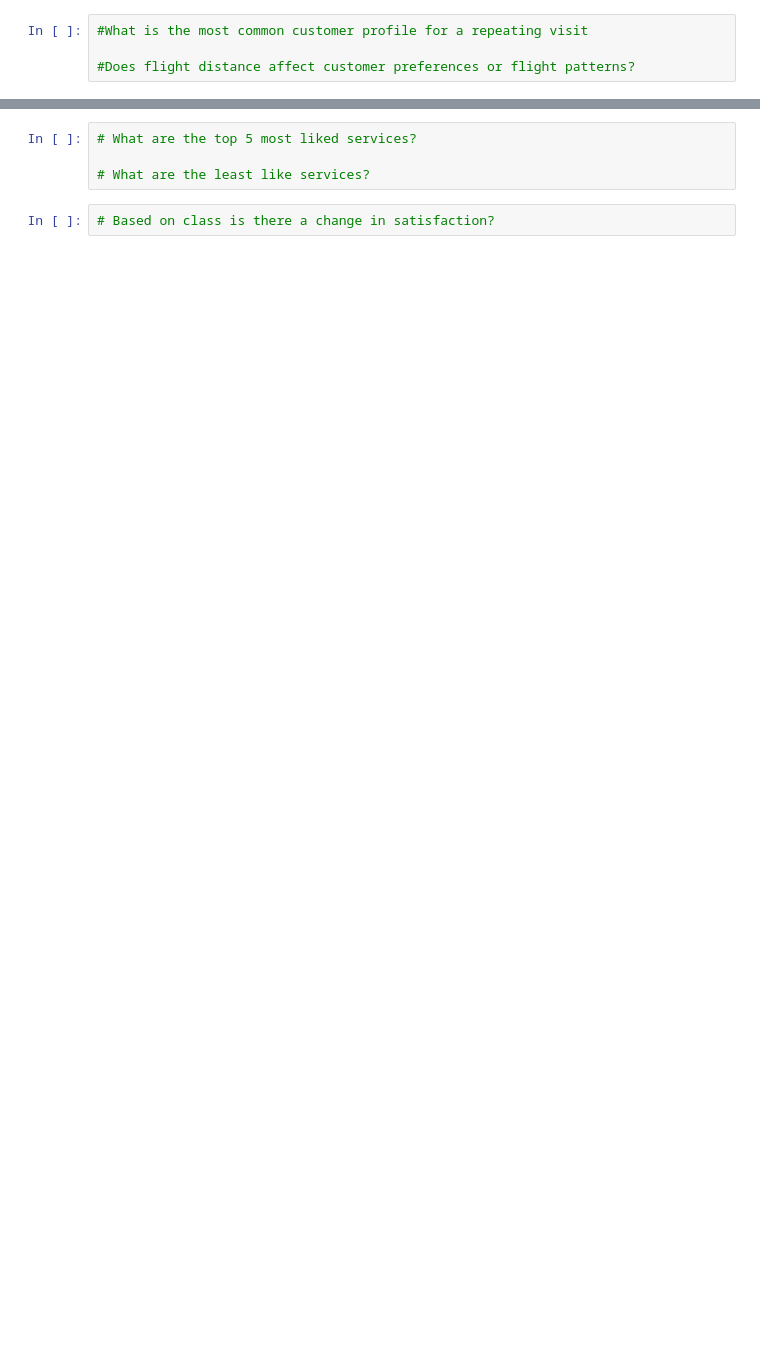
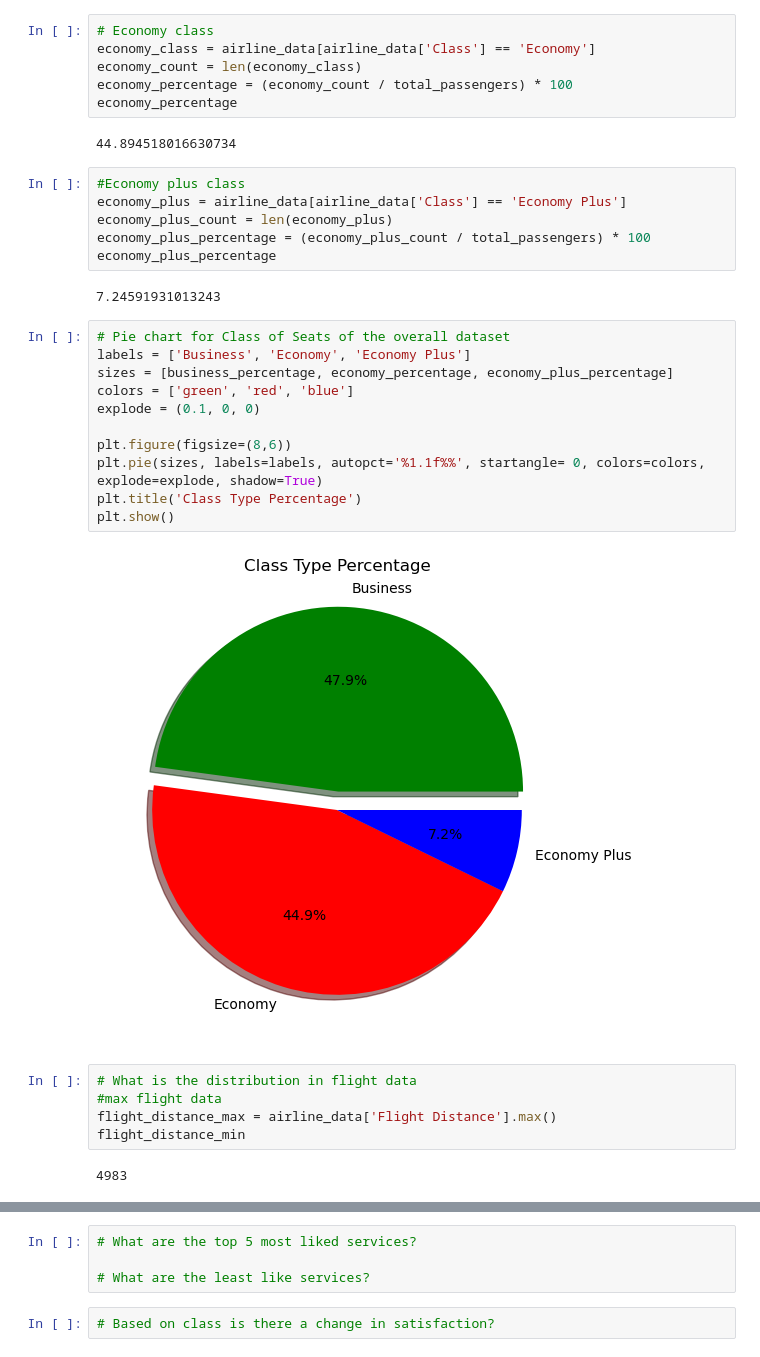
Before and after one commit to SK4TER3TAILWHIP/Data_project_1, a Jupyter notebook: Tanner.ipynb, the cells around one changed output, grey strips where cells are left out. Saved outputs shown, nothing was run; the diff lists cells and outputs as text; blank space fills up the shorter version.

```diff
--- a/Tanner.ipynb
+++ b/Tanner.ipynb
@@ -36,4 +101,36 @@ airline_data
+# %%
+# Economy class
+economy_class = airline_data[airline_data['Class'] == 'Economy']
+economy_count = len(economy_class)
+economy_percentage = (economy_count / total_passengers) * 100
+economy_percentage
+# %% [output]
+44.894518016630734
+# %%
+#Economy plus class
+economy_plus = airline_data[airline_data['Class'] == 'Economy Plus']
+economy_plus_count = len(economy_plus)
+economy_plus_percentage = (economy_plus_count / total_passengers) * 100
+economy_plus_percentage
+# %% [output]
+7.24591931013243
+# %%
+# Pie chart for Class of Seats of the overall dataset
+labels = ['Business', 'Economy', 'Economy Plus']
+sizes = [business_percentage, economy_percentage, economy_plus_percentage]
+colors = ['green', 'red', 'blue']
+explode = (0.1, 0, 0)
+
+plt.figure(figsize=(8,6))
+plt.pie(sizes, labels=labels, autopct='%1.1f%%', startangle= 0, colors=colors, explode=explode, shadow=True)
+plt.title('Class Type Percentage')
+plt.show()
+# %% [output]
+[figure, added]
 # %%
-#What is the most common customer profile for a repeating visit
-
-#Does flight distance affect customer preferences or flight patterns?
+# What is the distribution in flight data
+#max flight data
+flight_distance_max = airline_data['Flight Distance'].max()
+flight_distance_min
+# %% [output]
+4983
```
Also changed, not shown: parts of 16 cells of this notebook, 2 other files.
